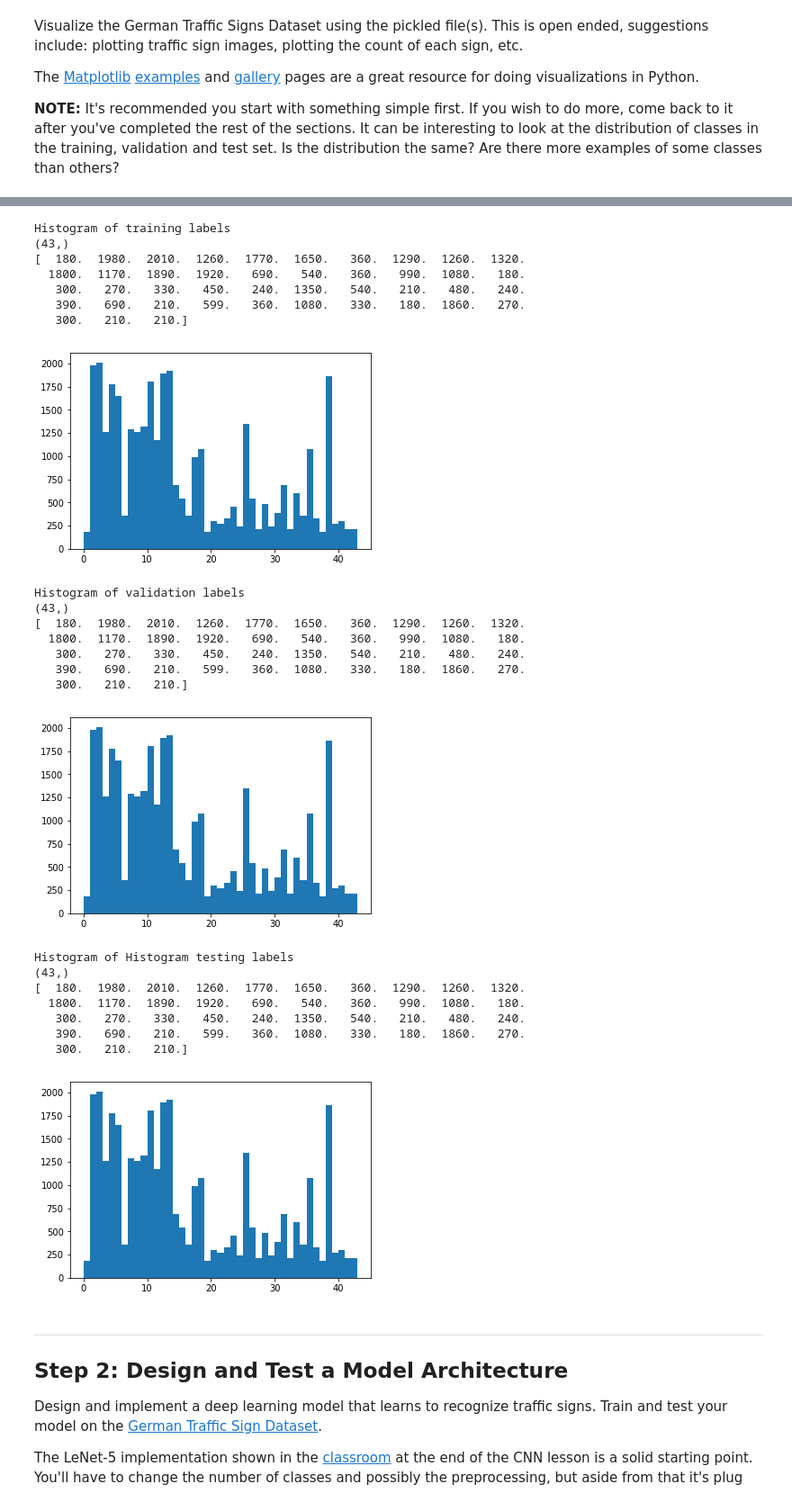
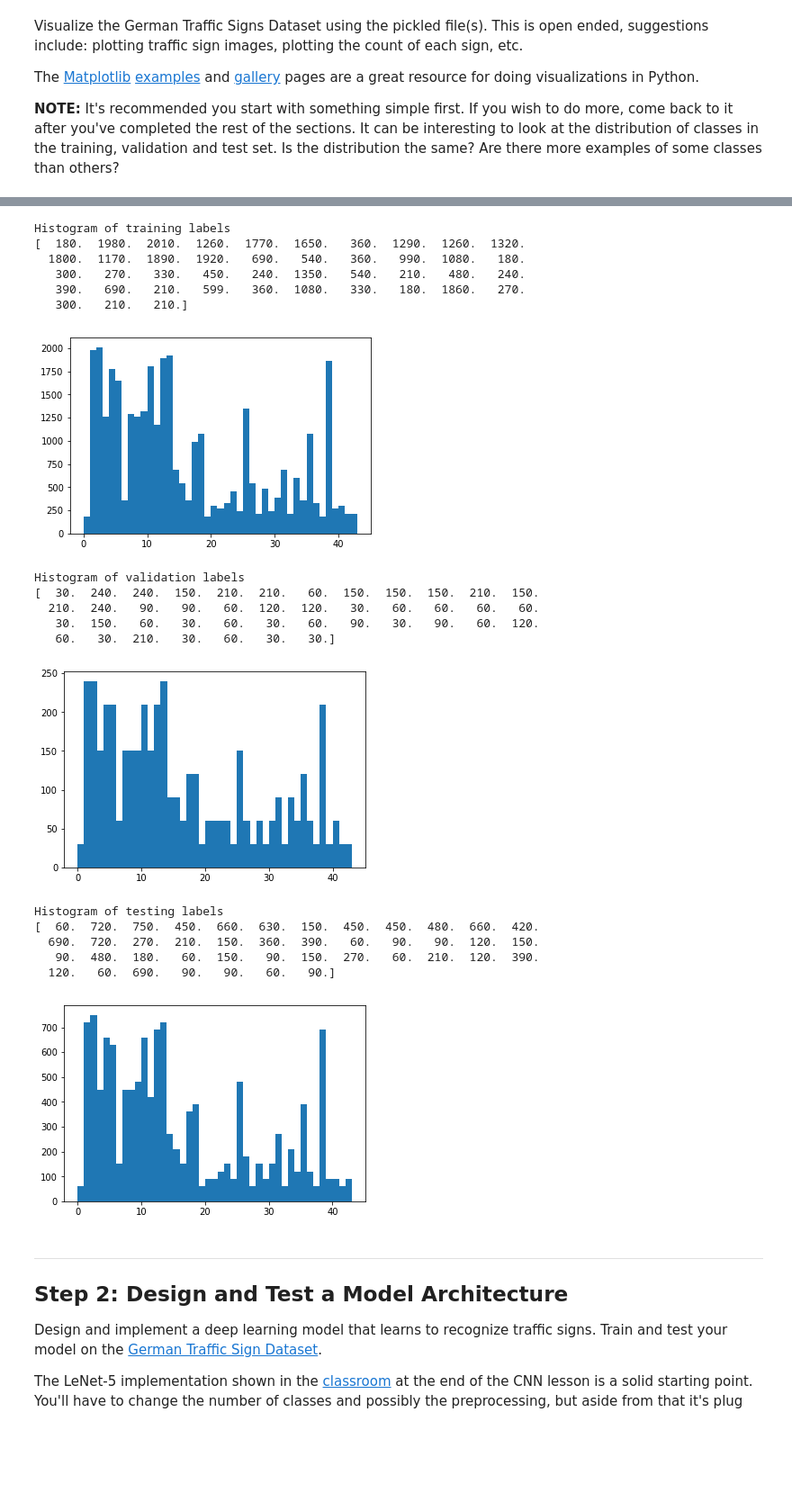
Before and after one commit to shonkatzenberger/sdc_proj_2, a Jupyter notebook: Traffic_Sign_Classifier.ipynb, the cells around one changed output, grey strips where cells are left out. Shown: that part at 90% size. Cells and saved outputs as stored; diff of their text form; code cells hidden in the pictures; blank space fills up the shorter version.

```diff
--- a/Traffic_Sign_Classifier.ipynb
+++ b/Traffic_Sign_Classifier.ipynb
@@ -151,14 +151,13 @@ _showRandomCompleteSet()
 
 def _showHisto(ys, classes, name):
     print("Histogram of {} labels".format(name))
-    n, bins, patches = plt.hist(y_train, bins=tuple(range(n_classes + 1)))
-    print(n.shape)
+    n, bins, patches = plt.hist(ys, bins=tuple(range(n_classes + 1)))
+    #print(n.shape)
     print(n)
 
 _showHisto(y_train, n_classes, "training")
 # %% [output]
 Histogram of training labels
-(43,)
 [  180.  1980.  2010.  1260.  1770.  1650.   360.  1290.  1260.  1320.
   1800.  1170.  1890.  1920.   690.   540.   360.   990.  1080.   180.
    300.   270.   330.   450.   240.  1350.   540.   210.   480.   240.
@@ -169,24 +168,20 @@ Histogram of training labels
 _showHisto(y_valid, n_classes, "validation")
 # %% [output]
 Histogram of validation labels
-(43,)
-[  180.  1980.  2010.  1260.  1770.  1650.   360.  1290.  1260.  1320.
-  1800.  1170.  1890.  1920.   690.   540.   360.   990.  1080.   180.
-   300.   270.   330.   450.   240.  1350.   540.   210.   480.   240.
-   390.   690.   210.   599.   360.  1080.   330.   180.  1860.   270.
-   300.   210.   210.]
+[  30.  240.  240.  150.  210.  210.   60.  150.  150.  150.  210.  150.
+  210.  240.   90.   90.   60.  120.  120.   30.   60.   60.   60.   60.
+   30.  150.   60.   30.   60.   30.   60.   90.   30.   90.   60.  120.
+   60.   30.  210.   30.   60.   30.   30.]
-[figure, old version]
+[figure, new version]
 # %%
-_showHisto(y_test, n_classes, "Histogram testing")
+_showHisto(y_test, n_classes, "testing")
 # %% [output]
-Histogram of Histogram testing labels
-(43,)
-[  180.  1980.  2010.  1260.  1770.  1650.   360.  1290.  1260.  1320.
-  1800.  1170.  1890.  1920.   690.   540.   360.   990.  1080.   180.
-   300.   270.   330.   450.   240.  1350.   540.   210.   480.   240.
-   390.   690.   210.   599.   360.  1080.   330.   180.  1860.   270.
-   300.   210.   210.]
+Histogram of testing labels
+[  60.  720.  750.  450.  660.  630.  150.  450.  450.  480.  660.  420.
+  690.  720.  270.  210.  150.  360.  390.   60.   90.   90.  120.  150.
+   90.  480.  180.   60.  150.   90.  150.  270.   60.  210.  120.  390.
+  120.   60.  690.   90.   90.   60.   90.]
-[figure, old version]
+[figure, new version]
 # %% [markdown]
 ----
 
```
Also changed, not shown: parts of 14 cells of this notebook, 7 other files.
